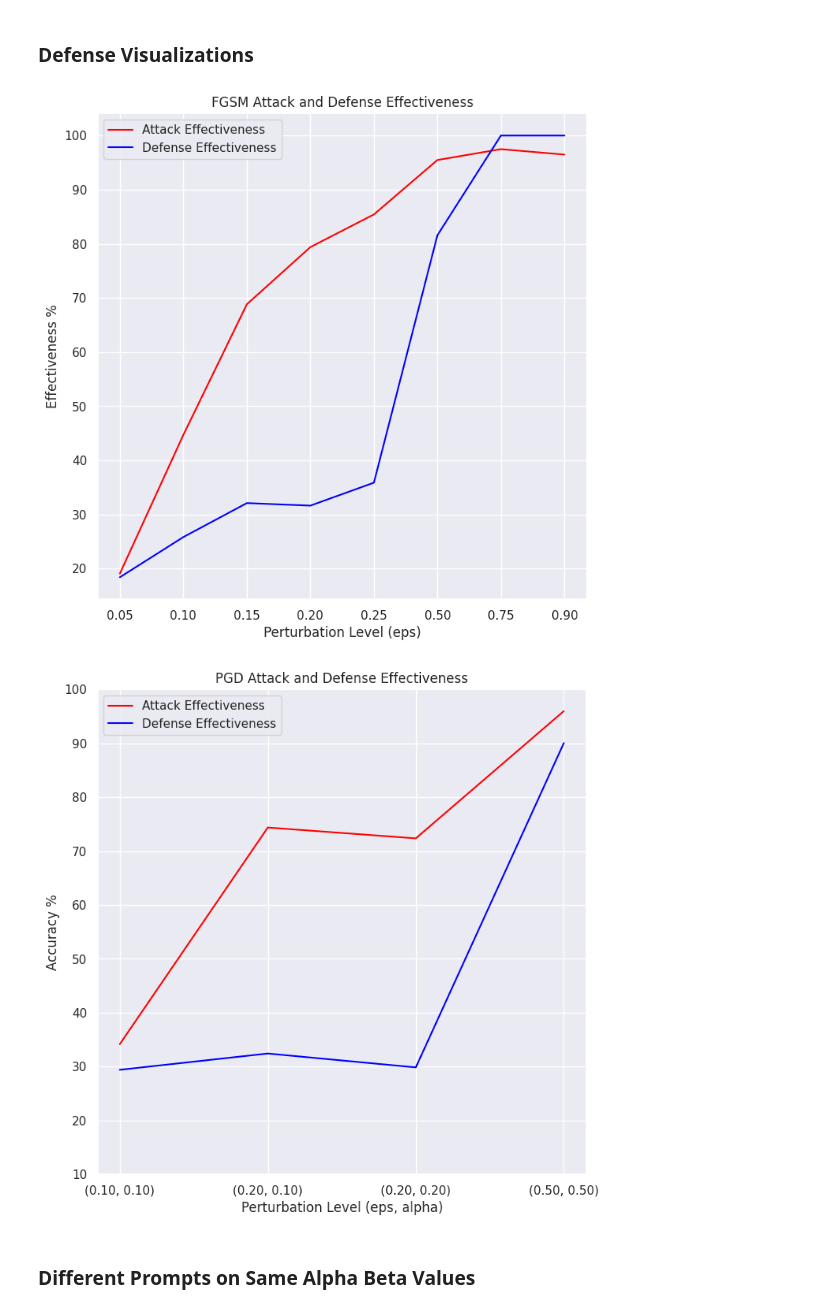
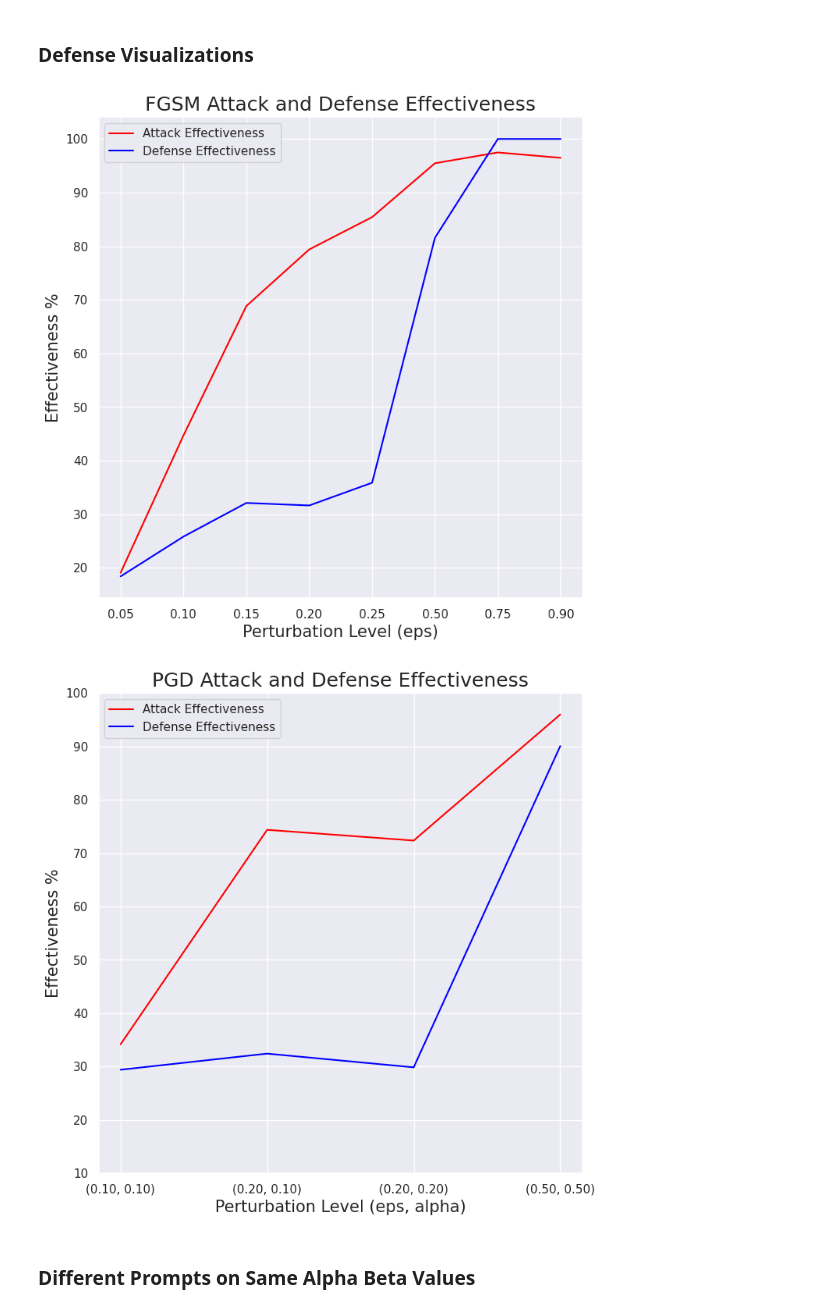
Before and after one commit to hassledw/StyleCLIP_Defense, a Jupyter notebook: celeb_metrics.ipynb, the cells around one changed output. Drawn from its saved outputs; the diff is of its cells as text; code cells hidden in the pictures.

```diff
--- a/celeb_metrics.ipynb
+++ b/celeb_metrics.ipynb
@@ -206,24 +206,24 @@ Overall Effectiveness (single-count): 90.05% (172/191)
 # %%
 # Sample data
 x = ["0.05", "0.10", "0.15", "0.20", "0.25", "0.50", "0.75", "0.90"]
 y1 = [fgsm05_att_eff, fgsm10_att_eff, fgsm15_att_eff, fgsm20_att_eff, fgsm25_att_eff, fgsm50_att_eff, fgsm75_att_eff, fgsm90_att_eff]
 y2 = [fgsm05_def_eff, fgsm10_def_eff, fgsm15_def_eff, fgsm20_def_eff, fgsm25_def_eff, fgsm50_def_eff, fgsm75_def_eff, fgsm90_def_eff]
 
 df = pd.DataFrame({'X': x, 'Line 1': y1, 'Line 2': y2})
 plt.figure(figsize=(8,8))
 # Use Seaborn to plot the lines
 sns.set(style="darkgrid")
 sns.lineplot(x='X', y='Line 1', data=df, c="red", label='Attack Effectiveness')
 sns.lineplot(x='X', y='Line 2', data=df, c="blue", label='Defense Effectiveness')
 
 # Show the plot
-plt.title("FGSM Attack and Defense Effectiveness")
-plt.xlabel("Perturbation Level (eps)")
-plt.ylabel("Effectiveness %")
+plt.title("FGSM Attack and Defense Effectiveness", fontsize=18)
+plt.xlabel("Perturbation Level (eps)", fontsize=15)
+plt.ylabel("Effectiveness %", fontsize=15)
 plt.legend()
 plt.show()
 # %% [output]
-[figure, old version]
+[figure, new version]
 # %%
 # Sample data
 x = ["(0.10, 0.10)", "(0.20, 0.10)", "(0.20, 0.20)", "(0.50, 0.50)"]
@@ -238,14 +238,14 @@ sns.lineplot(x='X', y='Line 1', data=df, c="red", label='Attack Effectiveness')
 sns.lineplot(x='X', y='Line 2', data=df, c="blue", label='Defense Effectiveness')
 
 # Show the plot
-plt.title("PGD Attack and Defense Effectiveness")
-plt.xlabel("Perturbation Level (eps, alpha)")
-plt.ylabel("Accuracy %")
+plt.title("PGD Attack and Defense Effectiveness", fontsize=18)
+plt.xlabel("Perturbation Level (eps, alpha)", fontsize=15)
+plt.ylabel("Effectiveness %", fontsize=15)
 plt.ylim(10, 100)
 plt.legend()
 plt.show()
 # %% [output]
-[figure, old version]
+[figure, new version]
 # %% [markdown]
 ### Different Prompts on Same Alpha Beta Values
 # %%
```
Also changed, not shown: parts of 1 cell of this notebook, 4 other files.
